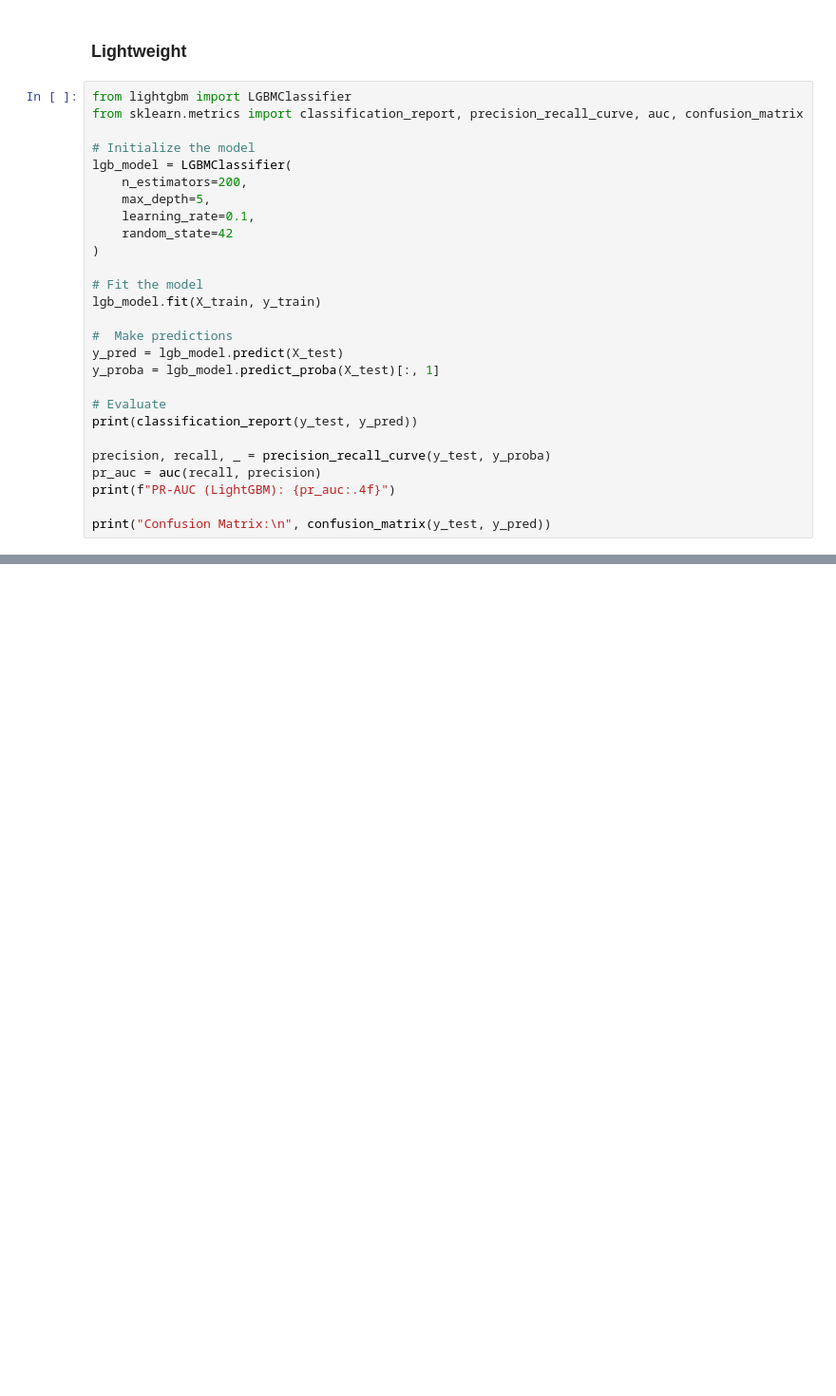
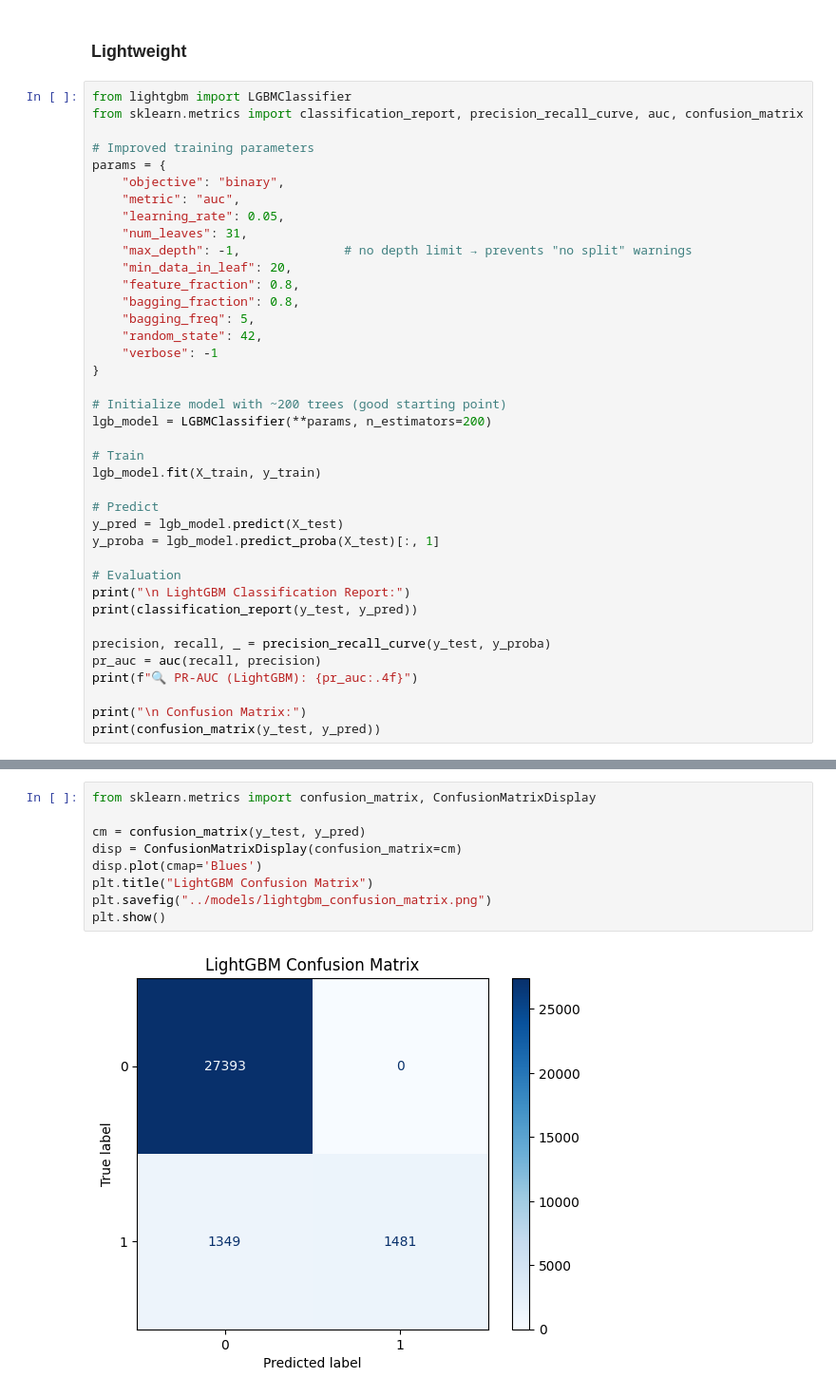
Before and after one commit to ramlla92/fraud-detection, a Jupyter notebook: notebooks/modeling.ipynb, the cells around one changed output, grey strips where cells are left out. Shown at 95% size. Saved outputs shown, nothing was run; the diff lists cells and outputs as text; blank space fills up the shorter version.

```diff
--- a/notebooks/modeling.ipynb
+++ b/notebooks/modeling.ipynb
@@ -313,27 +313,39 @@ PR-AUC (XGBoost with categorical): 0.6041
 from lightgbm import LGBMClassifier
 from sklearn.metrics import classification_report, precision_recall_curve, auc, confusion_matrix
 
-# Initialize the model
-lgb_model = LGBMClassifier(
-    n_estimators=200,
-    max_depth=5,
-    learning_rate=0.1,
-    random_state=42
-)
+# Improved training parameters
+params = {
+    "objective": "binary",
+    "metric": "auc",
+    "learning_rate": 0.05,
+    "num_leaves": 31,
+    "max_depth": -1,              # no depth limit → prevents "no split" warnings
+    "min_data_in_leaf": 20,
+    "feature_fraction": 0.8,
+    "bagging_fraction": 0.8,
+    "bagging_freq": 5,
+    "random_state": 42,
+    "verbose": -1
+}
 
-# Fit the model
+# Initialize model with ~200 trees (good starting point)
+lgb_model = LGBMClassifier(**params, n_estimators=200)
+
+# Train
 lgb_model.fit(X_train, y_train)
 
-#  Make predictions
+# Predict
 y_pred = lgb_model.predict(X_test)
 y_proba = lgb_model.predict_proba(X_test)[:, 1]
 
-# Evaluate
+# Evaluation
+print("\n LightGBM Classification Report:")
 print(classification_report(y_test, y_pred))
 
 precision, recall, _ = precision_recall_curve(y_test, y_proba)
 pr_auc = auc(recall, precision)
-print(f"PR-AUC (LightGBM): {pr_auc:.4f}")
+print(f"🔍 PR-AUC (LightGBM): {pr_auc:.4f}")
 
-print("Confusion Matrix:\n", confusion_matrix(y_test, y_pred))
+print("\n Confusion Matrix:")
+print(confusion_matrix(y_test, y_pred))
 # %% [output]
@@ -356 +366,12 @@ Confusion Matrix:
  [ 1349  1481]]
+# %%
+from sklearn.metrics import confusion_matrix, ConfusionMatrixDisplay
+
+cm = confusion_matrix(y_test, y_pred)
+disp = ConfusionMatrixDisplay(confusion_matrix=cm)
+disp.plot(cmap='Blues')
+plt.title("LightGBM Confusion Matrix")
+plt.savefig("../models/lightgbm_confusion_matrix.png")
+plt.show()
+# %% [output]
+[figure, added]
```
Also changed, not shown: parts of 2 cells of this notebook.
